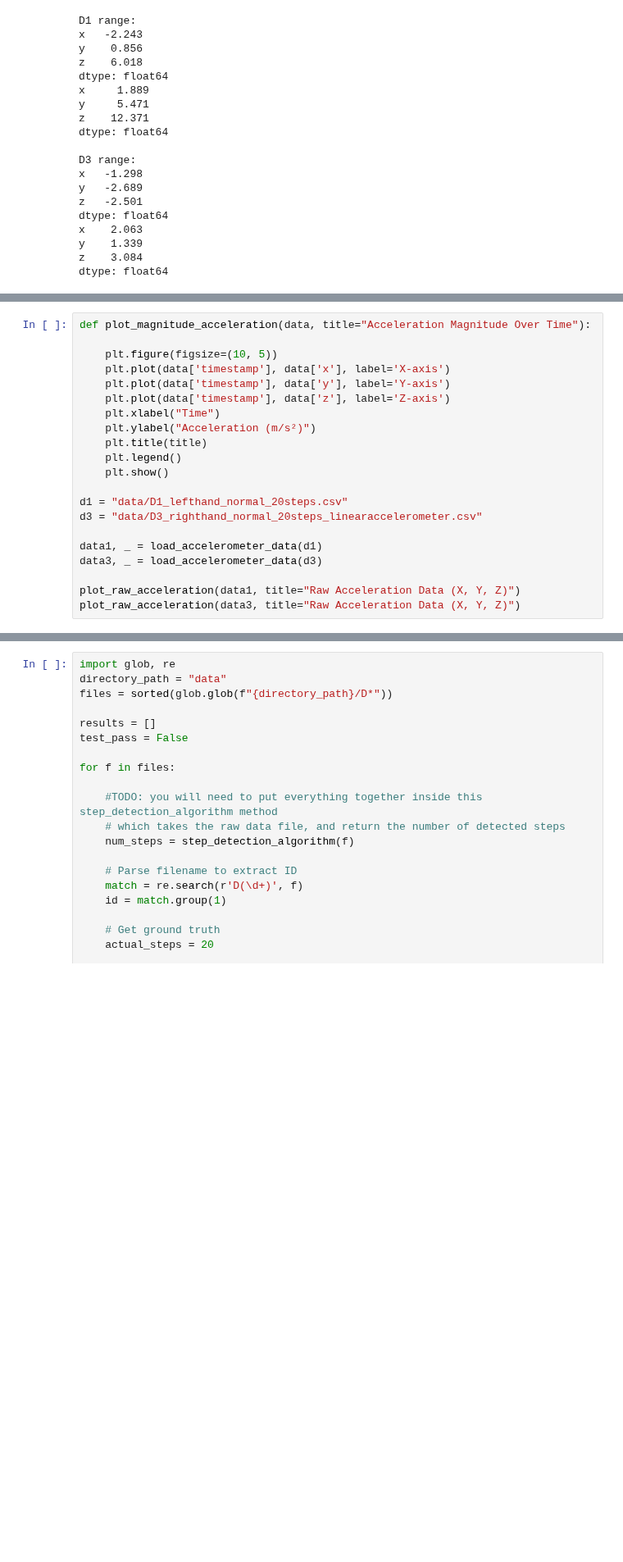
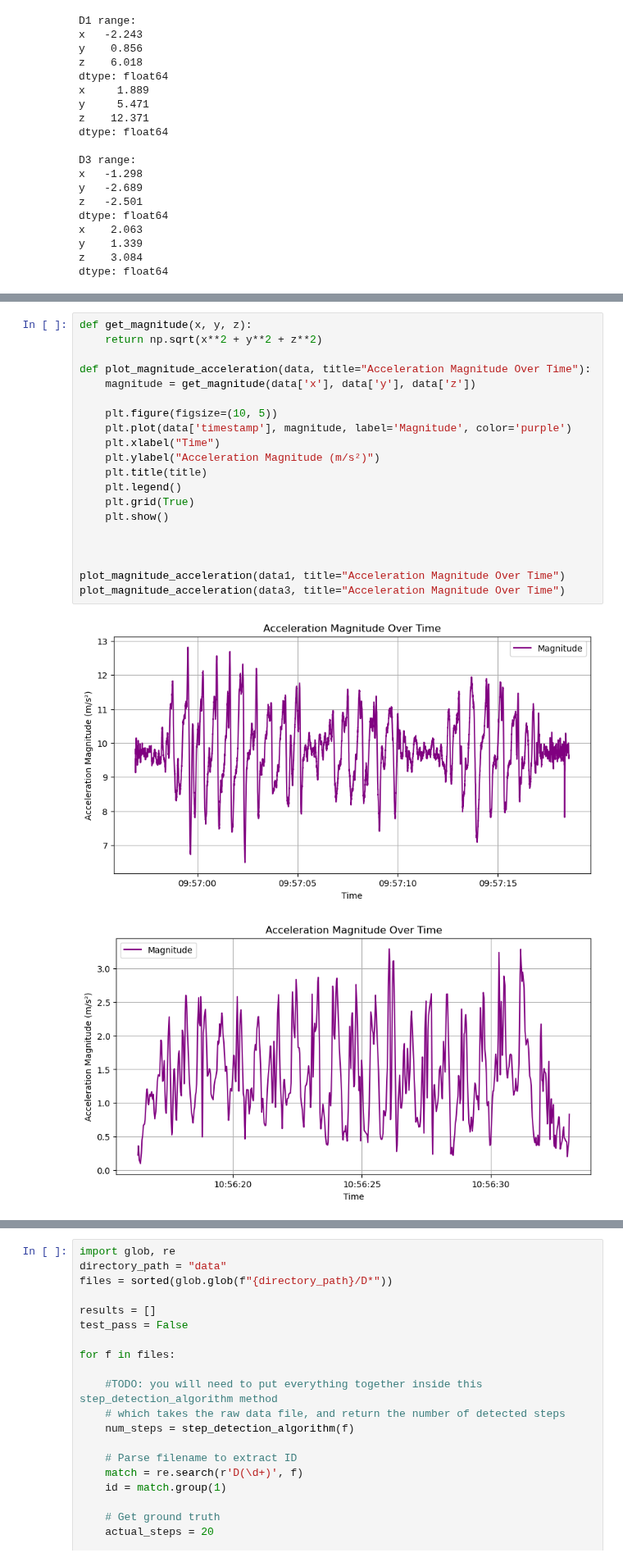
Before and after one commit to brandonyeu/Lab-2-Starter, a Jupyter notebook: Part 1/step-counting-algorithm-starter/step counting starter.ipynb, the cells around one changed output, grey strips where cells are left out. Shown at 82% size. Drawn from its saved outputs; the diff is of its cells as text; blank space fills up the shorter version.

```diff
--- a/Part 1/step-counting-algorithm-starter/step counting starter.ipynb
+++ b/Part 1/step-counting-algorithm-starter/step counting starter.ipynb
@@ -159,26 +159,28 @@ For this task, you need to do the following:
 
 <img src="figures/magnitude_data.png" width=800>
 # %%
+def get_magnitude(x, y, z):
+    return np.sqrt(x**2 + y**2 + z**2)
+
 def plot_magnitude_acceleration(data, title="Acceleration Magnitude Over Time"):
+    magnitude = get_magnitude(data['x'], data['y'], data['z'])
 
     plt.figure(figsize=(10, 5))
-    plt.plot(data['timestamp'], data['x'], label='X-axis')
-    plt.plot(data['timestamp'], data['y'], label='Y-axis')
-    plt.plot(data['timestamp'], data['z'], label='Z-axis')
+    plt.plot(data['timestamp'], magnitude, label='Magnitude', color='purple')
     plt.xlabel("Time")
-    plt.ylabel("Acceleration (m/s²)")
+    plt.ylabel("Acceleration Magnitude (m/s²)")
     plt.title(title)
     plt.legend()
+    plt.grid(True)
     plt.show()
 
-d1 = "data/D1_lefthand_normal_20steps.csv"
-d3 = "data/D3_righthand_normal_20steps_linearaccelerometer.csv"
 
-data1, _ = load_accelerometer_data(d1)
-data3, _ = load_accelerometer_data(d3)
 
-plot_raw_acceleration(data1, title="Raw Acceleration Data (X, Y, Z)")
-plot_raw_acceleration(data3, title="Raw Acceleration Data (X, Y, Z)")
+plot_magnitude_acceleration(data1, title="Acceleration Magnitude Over Time")
+plot_magnitude_acceleration(data3, title="Acceleration Magnitude Over Time")
+# %% [output]
+[figure, added]
+[figure, added]
 # %% [markdown]
 ## Task 3: denoising the magnitude data
 
```
